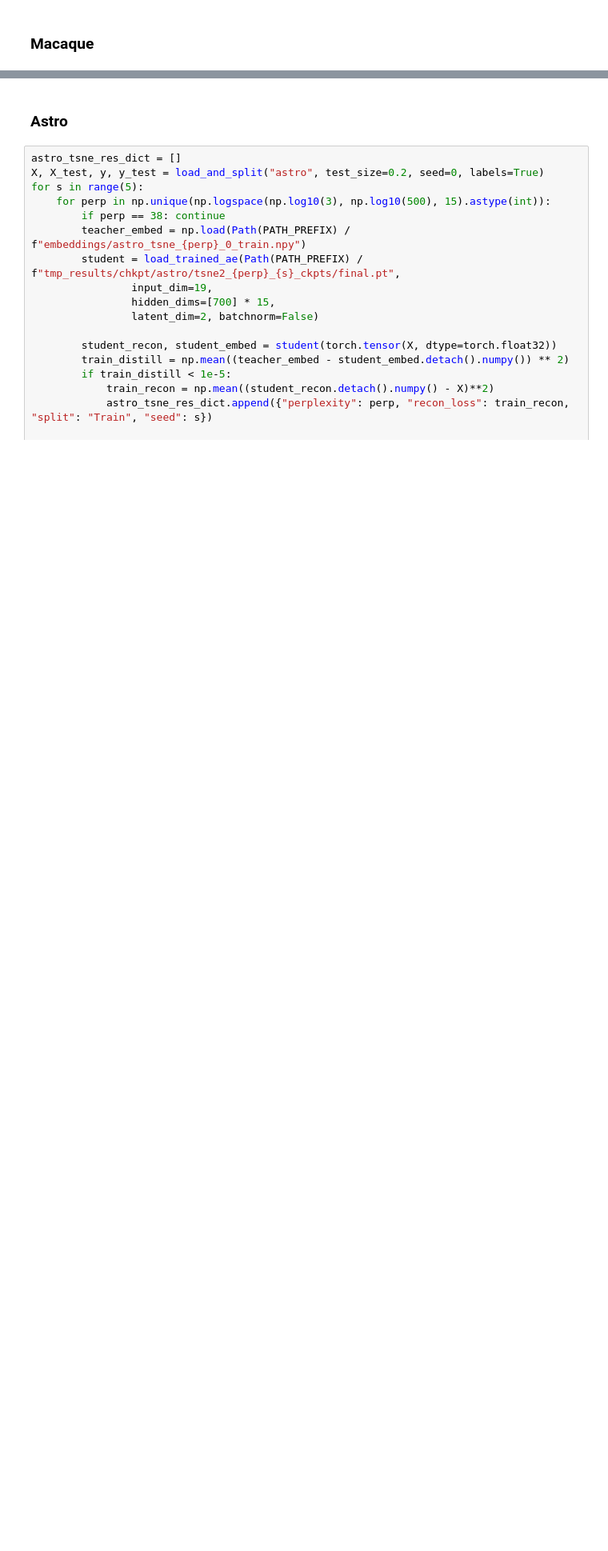
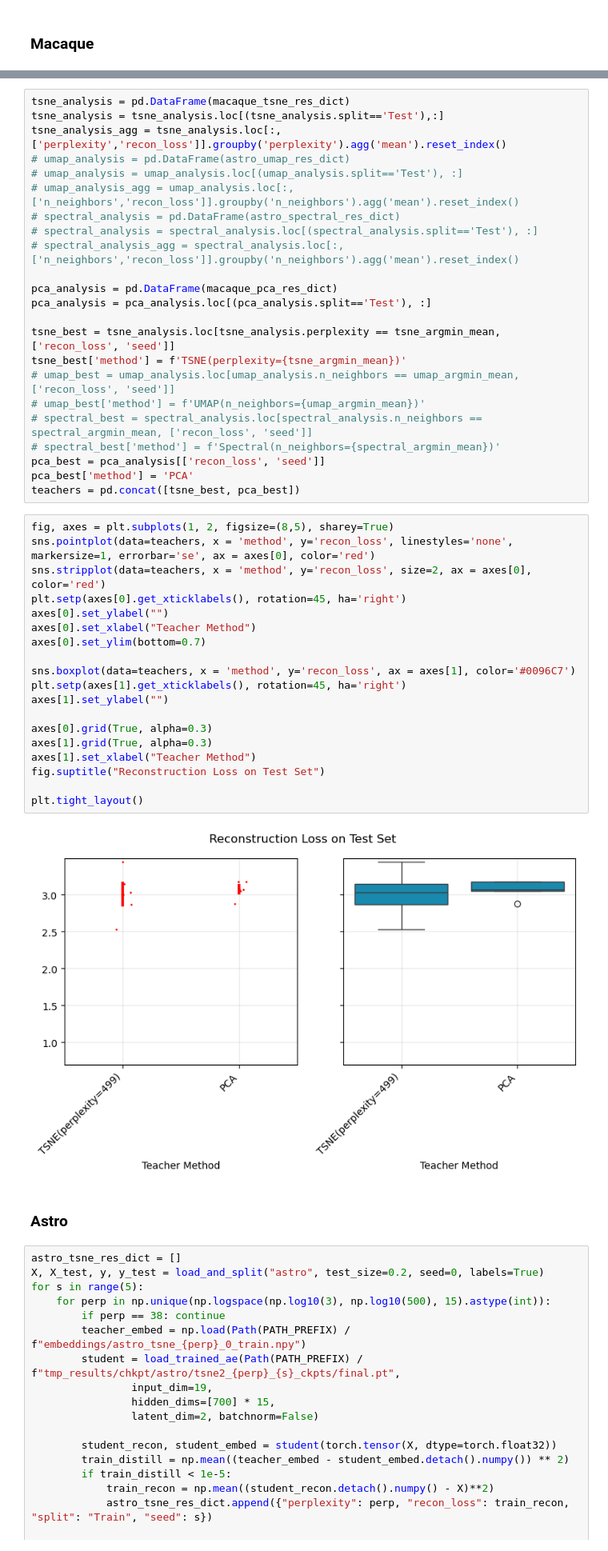
Before and after one commit to DataSlingers/MEDAL, a Jupyter notebook: notebooks/compare_teachers.ipynb, the cells around one changed output, grey strips where cells are left out. Shown at 80% size. Drawn from its saved outputs; the diff is of its cells as text; blank space fills up the shorter version.

```diff
--- a/notebooks/compare_teachers.ipynb
+++ b/notebooks/compare_teachers.ipynb
@@ -1095,3 +1191,47 @@ plt.tight_layout()
+# %%
+tsne_analysis = pd.DataFrame(macaque_tsne_res_dict)
+tsne_analysis = tsne_analysis.loc[(tsne_analysis.split=='Test'),:]
+tsne_analysis_agg = tsne_analysis.loc[:, ['perplexity','recon_loss']].groupby('perplexity').agg('mean').reset_index()
+# umap_analysis = pd.DataFrame(astro_umap_res_dict)
+# umap_analysis = umap_analysis.loc[(umap_analysis.split=='Test'), :]
+# umap_analysis_agg = umap_analysis.loc[:, ['n_neighbors','recon_loss']].groupby('n_neighbors').agg('mean').reset_index()
+# spectral_analysis = pd.DataFrame(astro_spectral_res_dict)
+# spectral_analysis = spectral_analysis.loc[(spectral_analysis.split=='Test'), :]
+# spectral_analysis_agg = spectral_analysis.loc[:, ['n_neighbors','recon_loss']].groupby('n_neighbors').agg('mean').reset_index()
+
+pca_analysis = pd.DataFrame(macaque_pca_res_dict)
+pca_analysis = pca_analysis.loc[(pca_analysis.split=='Test'), :]
+
+tsne_best = tsne_analysis.loc[tsne_analysis.perplexity == tsne_argmin_mean, ['recon_loss', 'seed']]
+tsne_best['method'] = f'TSNE(perplexity={tsne_argmin_mean})'
+# umap_best = umap_analysis.loc[umap_analysis.n_neighbors == umap_argmin_mean, ['recon_loss', 'seed']]
+# umap_best['method'] = f'UMAP(n_neighbors={umap_argmin_mean})'
+# spectral_best = spectral_analysis.loc[spectral_analysis.n_neighbors == spectral_argmin_mean, ['recon_loss', 'seed']]
+# spectral_best['method'] = f'Spectral(n_neighbors={spectral_argmin_mean})'
+pca_best = pca_analysis[['recon_loss', 'seed']]
+pca_best['method'] = 'PCA'
+teachers = pd.concat([tsne_best, pca_best])
+# %%
+fig, axes = plt.subplots(1, 2, figsize=(8,5), sharey=True)
+sns.pointplot(data=teachers, x = 'method', y='recon_loss', linestyles='none', markersize=1, errorbar='se', ax = axes[0], color='red')
+sns.stripplot(data=teachers, x = 'method', y='recon_loss', size=2, ax = axes[0], color='red')
+plt.setp(axes[0].get_xticklabels(), rotation=45, ha='right')
+axes[0].set_ylabel("")
+axes[0].set_xlabel("Teacher Method")
+axes[0].set_ylim(bottom=0.7)
+
+sns.boxplot(data=teachers, x = 'method', y='recon_loss', ax = axes[1], color='#0096C7')
+plt.setp(axes[1].get_xticklabels(), rotation=45, ha='right')
+axes[1].set_ylabel("")
+
+axes[0].grid(True, alpha=0.3)
+axes[1].grid(True, alpha=0.3)
+axes[1].set_xlabel("Teacher Method")
+fig.suptitle("Reconstruction Loss on Test Set")
+
+plt.tight_layout()
+# %% [output]
+[figure, added]
 # %% [markdown]
 ### Astro
 # %%
```
Also changed, not shown: parts of 7 cells of this notebook, 3 other files.
